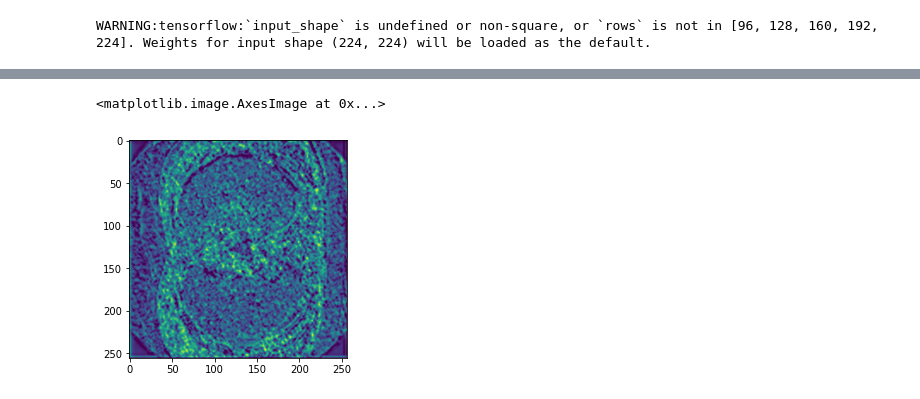
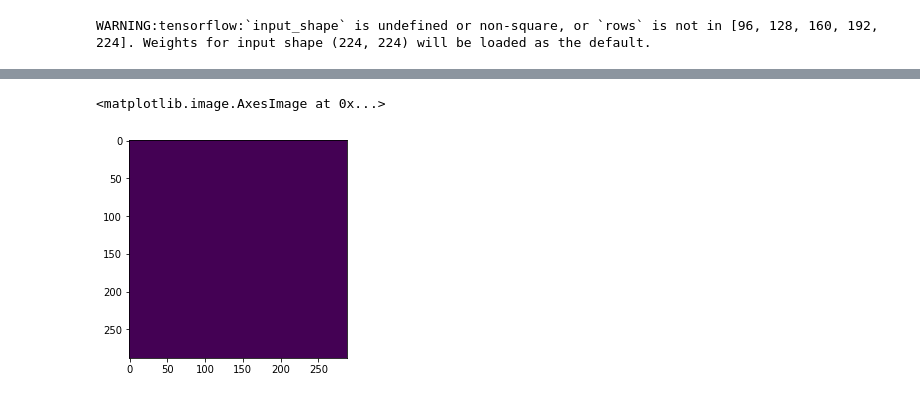
Before and after one commit to voreille/plc_segmentation, a Jupyter notebook: notebooks/explore_model.ipynb, the cells around one changed output, grey strips where cells are left out. Saved outputs shown, nothing was run; the diff lists cells and outputs as text; code cells hidden in the pictures.

```diff
--- a/notebooks/explore_model.ipynb
+++ b/notebooks/explore_model.ipynb
@@ -15,12 +14,12 @@ ImportError: cannot import name 'preprocess_image'
 # %%
 os.environ["CUDA_VISIBLE_DEVICES"] = "2"
 # %%
-model = unet_model(3, input_shape=(None, None, 3))
+model = unet_model(3, input_shape=(None, None, 3), upsampling_kind="trans_conv")
 # %% [output]
 WARNING:tensorflow:`input_shape` is undefined or non-square, or `rows` is not in [96, 128, 160, 192, 224]. Weights for input shape (224, 224) will be loaded as the default.
 # %%
 model_trained = tf.keras.models.load_model(
-    "/home/valentin/python_wkspce/plc_segmentation/models/pretrained_unet__alpha_0.25__upsampling_upsampling__split_0__oversample_True__rangle_None__rshift_None__20211211-224814/model_weight",
+    "/home/valentin/python_wkspce/plc_segmentation/models/pretrained_unet__alpha_0.9__upsampling_trans_conv__split_0__oversample_True__rangle_None__rshift_None__20211213-194032/model_weight",
     compile=False)
 # %%
 model.set_weights(model_trained.get_weights())
@@ -51,0 +76,4 @@ patient_list.remove("PatientLC_72")  # the same as 70
+# %%
+patient = "PatientLC_36"
+image = h5_file[patient]["image"][()]
+mask = h5_file[patient]["mask"][()]
@@ -52,9 +88,8 @@ patient_list.remove("PatientLC_72")  # the same as 70
 # %%
-patient = "PatientLC_5"
-image = h5_file[patient]["image"][()]
-mask = h5_file[patient]["mask"][()]
+pet_mean = np.mean(image[...,1])
+pet_std = np.std(image[...,1])
 image = reshape_image_unet(image, mask[..., 2] + mask[..., 3])
-image = preprocess_image(image)
+image = preprocess_image(image, pet_mean=pet_mean, pet_std=pet_std)
 prediction = predict_volume(image, model)
 # %%
 prediction.shape
@@ -63,5 +111,5 @@ prediction.shape
 # %%
-plt.imshow(prediction[:, :, 25, 2])
+plt.imshow(prediction[:, :, 40, 1]> 0.5)
 # %% [output]
 <matplotlib.image.AxesImage at 0x...>
-[figure, old version]
+[figure, new version]
```
Also changed, not shown: parts of 11 cells of this notebook, 5 other files.
